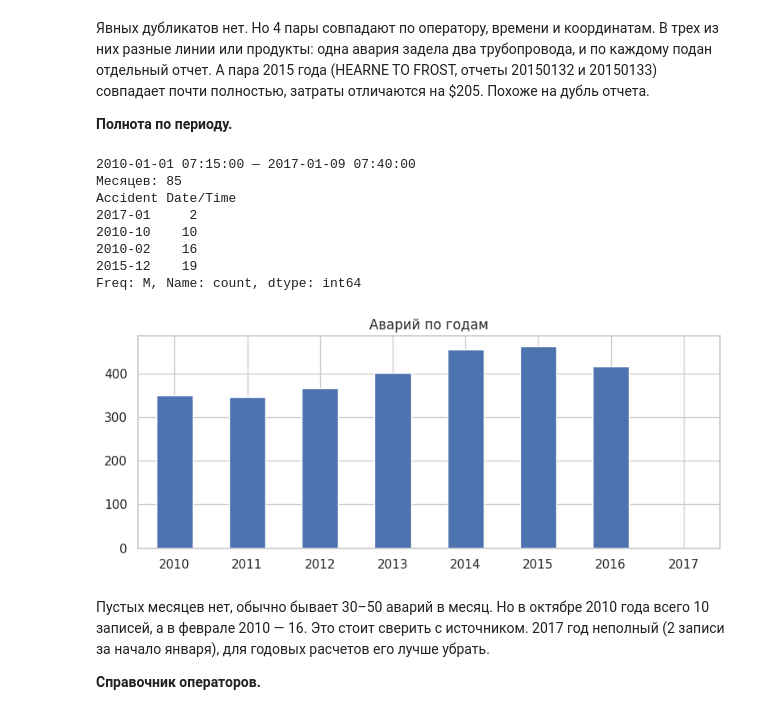
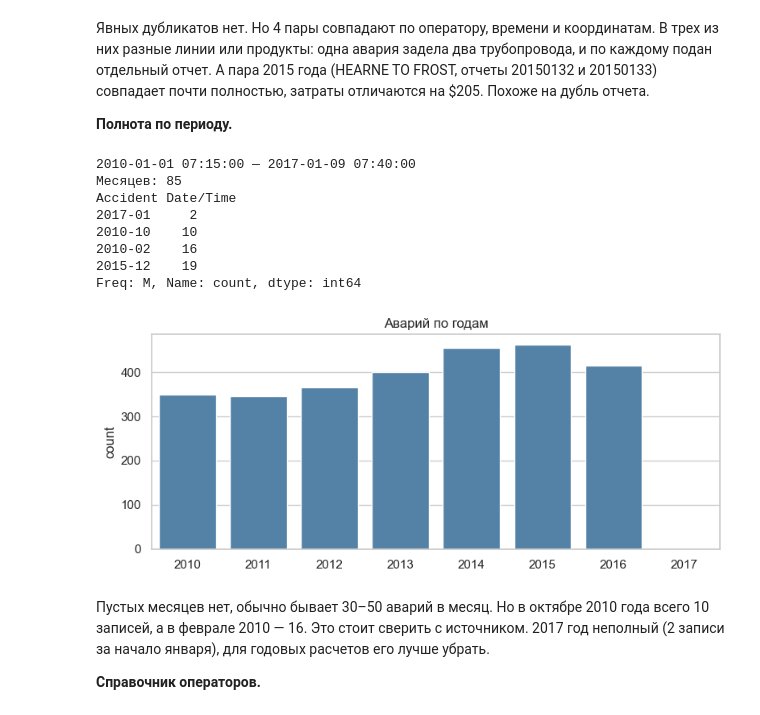
Before and after one commit to ksz26/Data_Engineering, a Jupyter notebook: notebooks/EDA.ipynb, the cells around one changed output. Drawn from its saved outputs; the diff is of its cells as text; code cells hidden in the pictures.

```diff
--- a/notebooks/EDA.ipynb
+++ b/notebooks/EDA.ipynb
@@ -24,11 +27,11 @@ import pandas as pd
 import matplotlib.pyplot as plt
 import seaborn as sns
 
-warnings.filterwarnings("ignore")  # чтобы предупреждения библиотек не засоряли вывод
-
 # data_loader.py лежит в корне репозитория, на уровень выше
-ROOT = Path("..").resolve() if Path("../data_loader.py").exists() else Path(".").resolve()
+ROOT = Path("..").resolve()
 sys.path.append(str(ROOT))
+# urllib3 (через gdown) ругается на системный LibreSSL в macOS — к анализу это не относится
+warnings.filterwarnings("ignore", message="urllib3 v2 only supports OpenSSL")
 from data_loader import download_dataset, convert_column_types
 
 pd.set_option("display.max_columns", None)
@@ -313,26 +326,27 @@ Report Number уникален: True
 # %%
 acc = df["Accident Date/Time"]
 print(acc.min(), "—", acc.max())
 
 months = acc.dt.to_period("M").value_counts().sort_index()
 print("Месяцев:", len(months))
 print(months.nsmallest(4))
 
-acc.dt.year.value_counts().sort_index().plot.bar(figsize=(8, 3.5), rot=0)
+plt.figure(figsize=(8, 3.5))
+sns.countplot(x=acc.dt.year, color="steelblue")
 plt.title("Аварий по годам")
 plt.xlabel("")
 plt.tight_layout()
 plt.show()
 # %% [output]
 2010-01-01 07:15:00 — 2017-01-09 07:40:00
 Месяцев: 85
 Accident Date/Time
 2017-01     2
 2010-10    10
 2010-02    16
 2015-12    19
 Freq: M, Name: count, dtype: int64
-[figure, old version]
+[figure, new version]
 # %% [markdown]
 Пустых месяцев нет, обычно бывает 30–50 аварий в месяц. Но в октябре 2010 года всего 10 записей, а в феврале 2010 — 16. Это стоит сверить с источником. 2017 год неполный (2 записи за начало января), для годовых расчетов его лучше убрать.
 
```
Also changed, not shown: parts of 28 cells of this notebook, 1 other file.
